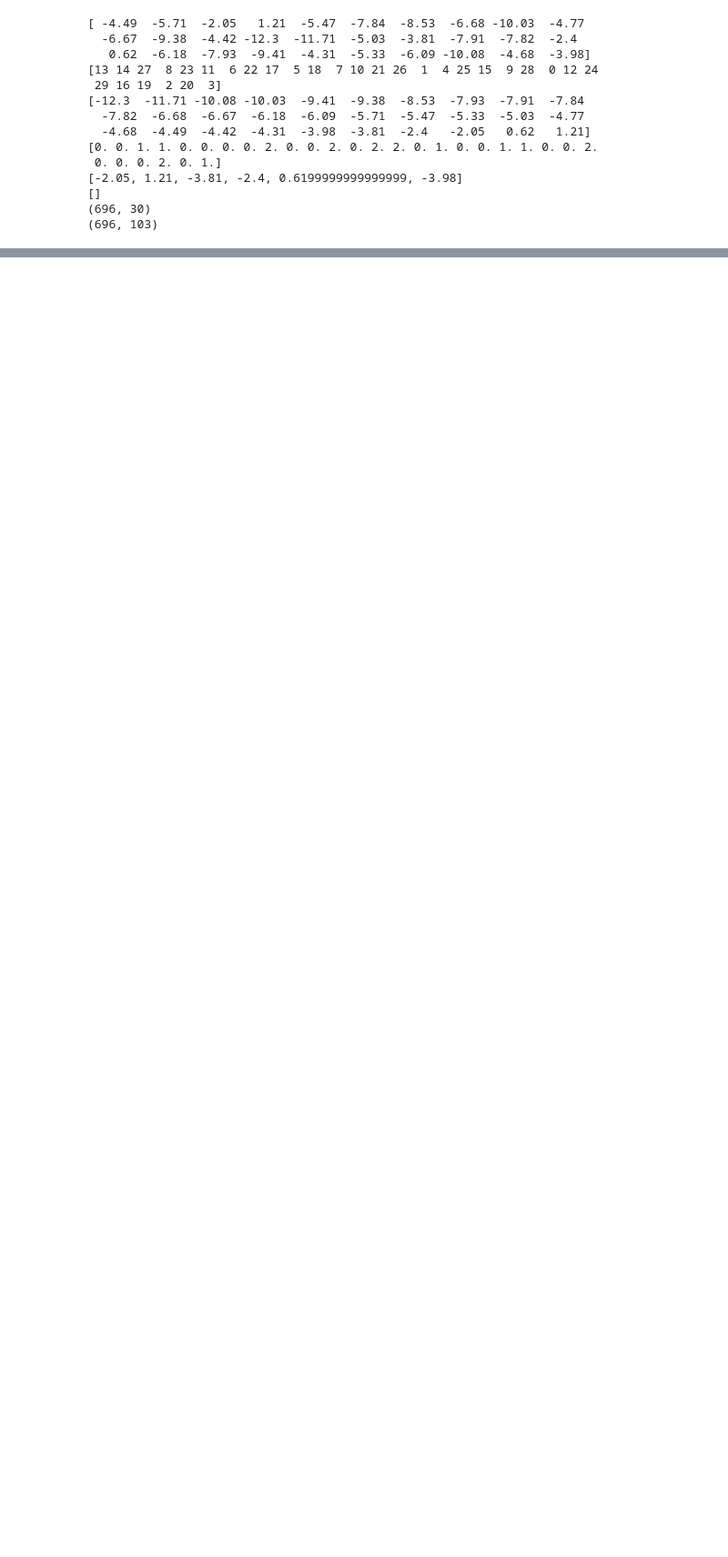
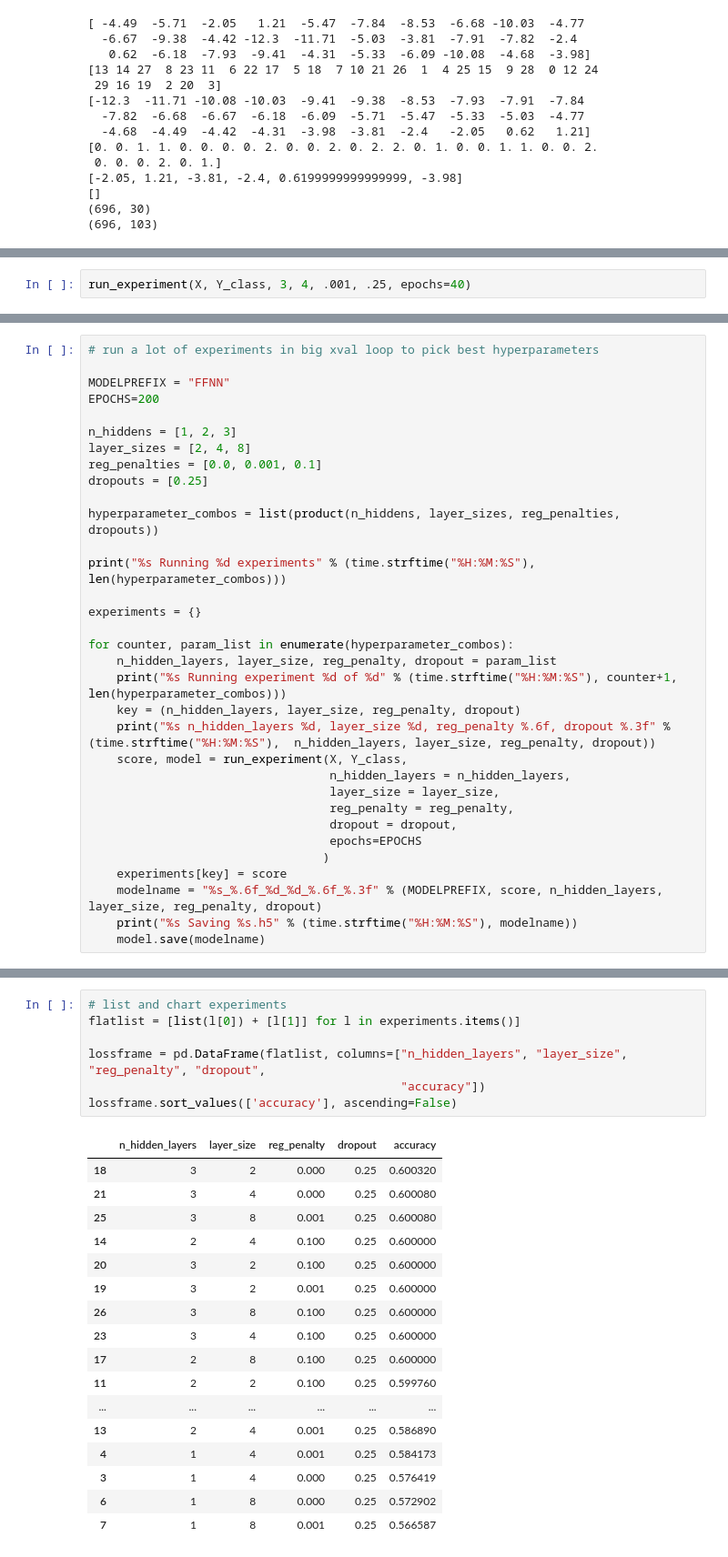
Before and after one commit to druce/Machine-learning-for-financial-market-prediction, a Jupyter notebook: Replicate Paper by Rapach, Strauss, Tu, Zhou-NN Classification.ipynb, the cells around one changed output, grey strips where cells are left out. Shown: that part at 91% size. Saved outputs shown, nothing was run; the diff lists cells and outputs as text; blank space fills up the shorter version.

```diff
--- a/Replicate Paper by Rapach, Strauss, Tu, Zhou-NN Classification.ipynb
+++ b/Replicate Paper by Rapach, Strauss, Tu, Zhou-NN Classification.ipynb
@@ -843,0 +542,2 @@ plot_matrix(lossframe, "n_hidden_layers", "layer_size", x_suffix=" units", y_suf
+# %%
+run_experiment(X, Y_class, 3, 4, .001, .25, epochs=40)
@@ -843,0 +562,33 @@ plot_matrix(lossframe, "n_hidden_layers", "layer_size", x_suffix=" units", y_suf
+# %%
+# run a lot of experiments in big xval loop to pick best hyperparameters
+
+MODELPREFIX = "FFNN"
+EPOCHS=200
+
+n_hiddens = [1, 2, 3]
+layer_sizes = [2, 4, 8]
+reg_penalties = [0.0, 0.001, 0.1]
+dropouts = [0.25]
+
+hyperparameter_combos = list(product(n_hiddens, layer_sizes, reg_penalties, dropouts))
+
+print("%s Running %d experiments" % (time.strftime("%H:%M:%S"), len(hyperparameter_combos)))
+
+experiments = {}
+
+for counter, param_list in enumerate(hyperparameter_combos):
+    n_hidden_layers, layer_size, reg_penalty, dropout = param_list
+    print("%s Running experiment %d of %d" % (time.strftime("%H:%M:%S"), counter+1, len(hyperparameter_combos)))
+    key = (n_hidden_layers, layer_size, reg_penalty, dropout)
+    print("%s n_hidden_layers %d, layer_size %d, reg_penalty %.6f, dropout %.3f" % (time.strftime("%H:%M:%S"),  n_hidden_layers, layer_size, reg_penalty, dropout))
+    score, model = run_experiment(X, Y_class,
+                                  n_hidden_layers = n_hidden_layers,
+                                  layer_size = layer_size,
+                                  reg_penalty = reg_penalty,
+                                  dropout = dropout,
+                                  epochs=EPOCHS
+                                 )
+    experiments[key] = score
+    modelname = "%s_%.6f_%d_%d_%.6f_%.3f" % (MODELPREFIX, score, n_hidden_layers, layer_size, reg_penalty, dropout)
+    print("%s Saving %s.h5" % (time.strftime("%H:%M:%S"), modelname))
+    model.save(modelname)
@@ -843,0 +613,25 @@ plot_matrix(lossframe, "n_hidden_layers", "layer_size", x_suffix=" units", y_suf
+# %%
+# list and chart experiments
+flatlist = [list(l[0]) + [l[1]] for l in experiments.items()]
+
+lossframe = pd.DataFrame(flatlist, columns=["n_hidden_layers", "layer_size", "reg_penalty", "dropout",
+                                            "accuracy"])
+lossframe.sort_values(['accuracy'], ascending=False)
+# %% [output]
+|  | n_hidden_layers | layer_size | reg_penalty | dropout | accuracy |
+| 18 | 3 | 2 | 0.000 | 0.25 | 0.600320 |
+| 21 | 3 | 4 | 0.000 | 0.25 | 0.600080 |
+| 25 | 3 | 8 | 0.001 | 0.25 | 0.600080 |
+| 14 | 2 | 4 | 0.100 | 0.25 | 0.600000 |
+| 20 | 3 | 2 | 0.100 | 0.25 | 0.600000 |
+| 19 | 3 | 2 | 0.001 | 0.25 | 0.600000 |
+| 26 | 3 | 8 | 0.100 | 0.25 | 0.600000 |
+| 23 | 3 | 4 | 0.100 | 0.25 | 0.600000 |
+| 17 | 2 | 8 | 0.100 | 0.25 | 0.600000 |
+| 11 | 2 | 2 | 0.100 | 0.25 | 0.599760 |
+| ... | ... | ... | ... | ... | ... |
+| 13 | 2 | 4 | 0.001 | 0.25 | 0.586890 |
+| 4 | 1 | 4 | 0.001 | 0.25 | 0.584173 |
+| 3 | 1 | 4 | 0.000 | 0.25 | 0.576419 |
+| 6 | 1 | 8 | 0.000 | 0.25 | 0.572902 |
+| 7 | 1 | 8 | 0.001 | 0.25 | 0.566587 |
```
Also changed, not shown: parts of 65 cells of this notebook, 1 other file.
